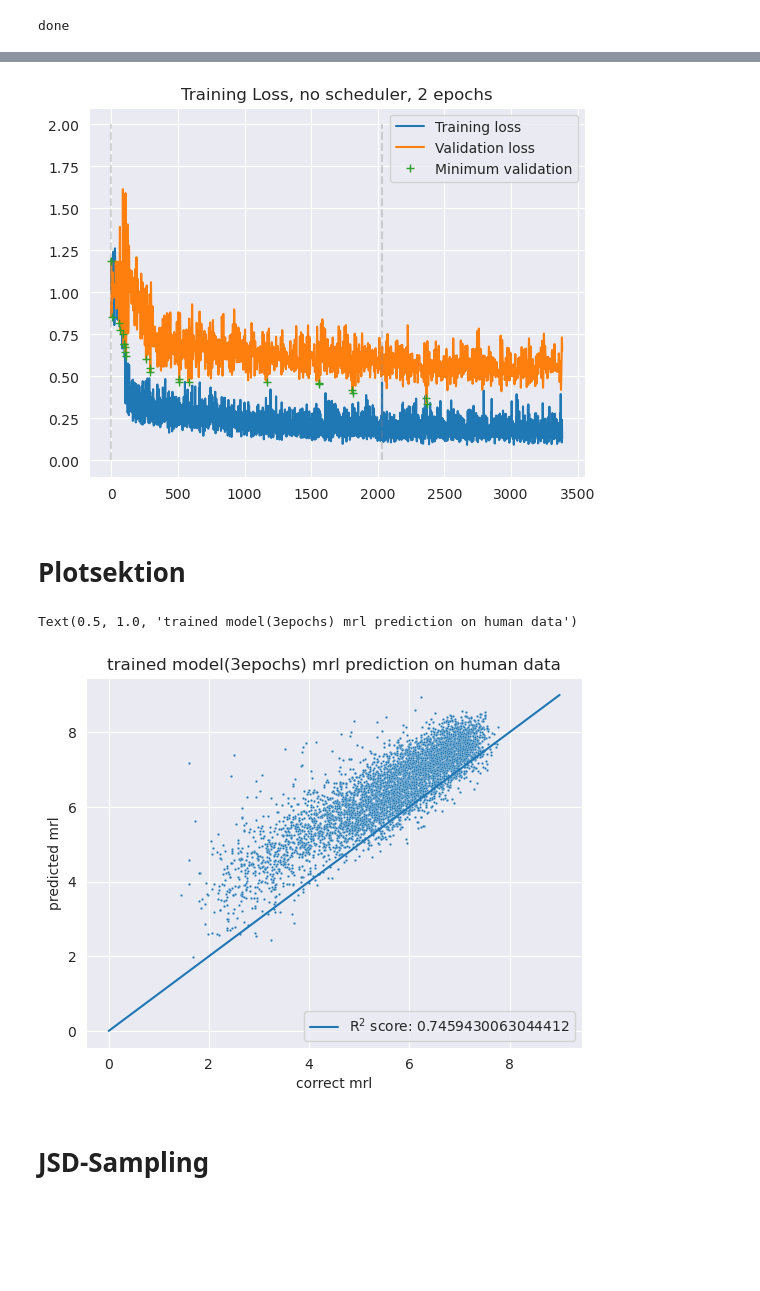
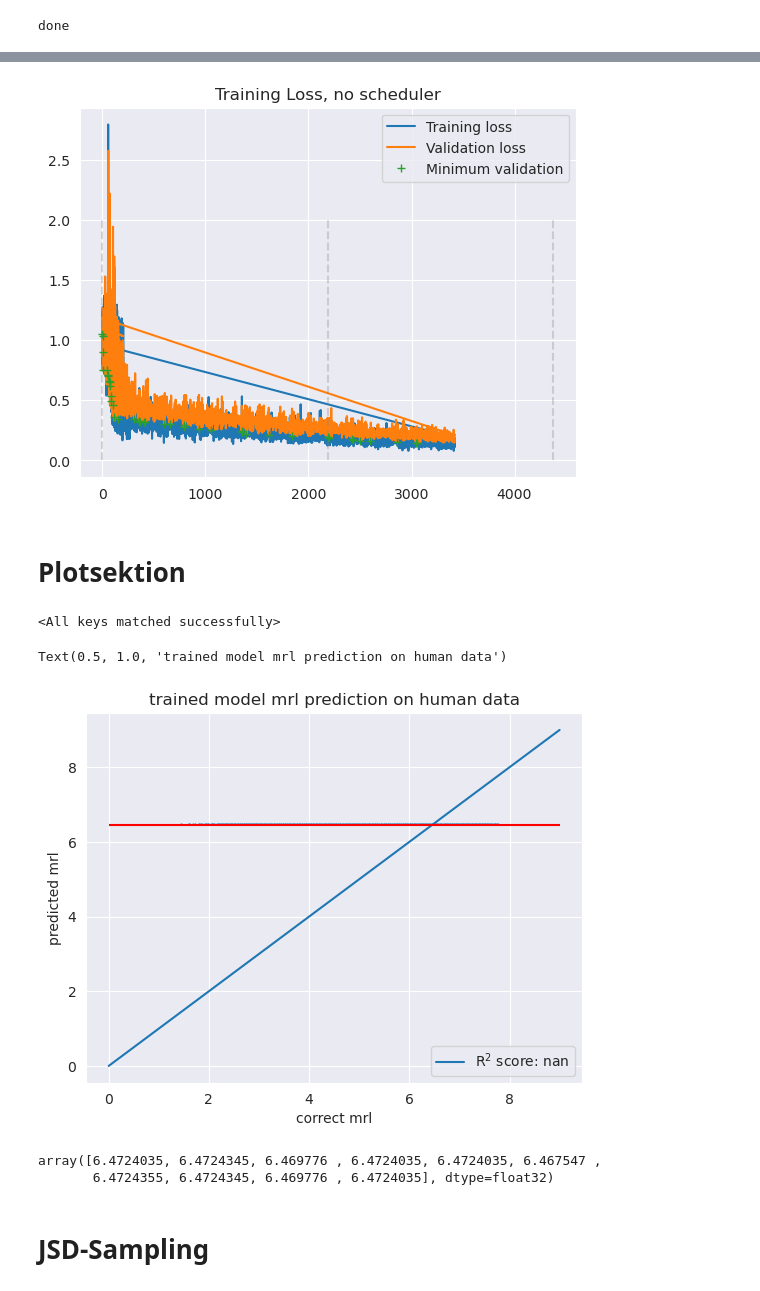
Before and after one commit to jechochamber/Bachelor, a Jupyter notebook: model.ipynb, the cells around one changed output, grey strips where cells are left out. Saved outputs shown, nothing was run; the diff lists cells and outputs as text; code cells hidden in the pictures; blank space fills up the shorter version.

```diff
--- a/model.ipynb
+++ b/model.ipynb
@@ -83,2 +99,2 @@ trainloader=torch.utils.data.DataLoader(dataset1_reshaped ,batch_size=batch_size
 # %%
-valloader=torch.utils.data.DataLoader(human_val,batch_size=batch_size,shuffle=False)
+valloader=torch.utils.data.DataLoader(human_val,batch_size=batch_size,shuffle=True)
@@ -139,10 +160,6 @@ def earlystopper(val_loss,patience=10,epsilon=1e-7):
             es_stopcounter += 1
         return False
     else:
-        if val_loss <= es_min_loss - epsilon:
-            es_min_loss = val_loss
-        else:
-            es_stopcounter += 1
         return True
 # %%
 def train_one_epoch(epoch,trainloader,valloader):
@@ -291,0 +276,4 @@ pickle.dump([batch_plot,val_batch_plot,loss_plot,val_plot], open('data/plot_vals
+# %%
+r2_plots= pickle.load(open('data/r2_plot.pkl', 'rb'))
+r2_ht_plot=r2_plots[0]
+r2_rt_plot=r2_plots[1]
@@ -291,0 +291,2 @@ pickle.dump([batch_plot,val_batch_plot,loss_plot,val_plot], open('data/plot_vals
+# %%
+shuffled_dataset=pd.DataFrame(dataset1.sample(frac=1,random_state=1))
@@ -298,15 +374,15 @@ val_plot=plot_val[3]
 # %%
 %matplotlib inline
 plt.plot(batch_plot,loss_plot,label='Training loss')
 plt.plot(val_batch_plot,val_plot,label='Validation loss')
 plt.vlines(np.arange(0,len(batch_plot)+1,len(trainloader)),0,2,linestyles='dashed',alpha=0.3,color='grey')
 plt.plot(min_batch_plot,minimum_plot,linestyle='none',marker='+',label='Minimum validation')
 #plt.xlim()
 plt.legend()
-plt.title(f'Training Loss, no scheduler, {epoch} epochs')
+plt.title(f'Training Loss, no scheduler')
 plt.show()
 # %% [output]
-[figure, old version]
+[figure, new version]
 # %%
 len(batch_plot)/3
 # %%
@@ -317,6 +393,10 @@ torch.load("data/random_unval.pt",)
 # Plotsektion
 # %%
 net.load_state_dict(torch.load('data/random_unval.pt',weights_only=True))
+# %%
+net.load_state_dict(torch.load('models/JSD_trained_h100.pt',weights_only=False))
+# %% [output]
+<All keys matched successfully>
 # %%
 trained_random_mrl=net(testseqs1.to(device)).cpu().detach().numpy().reshape(-1,)
 trained_human_mrl=net(testseqs2.to(device)).cpu().detach().numpy().reshape(-1,)
@@ -327,17 +407,21 @@ trained_human_mrl = scaler.inverse_transform(trained_human_mrl.reshape([-1,1])).
 %matplotlib inline
 sns.scatterplot(x=correct_human_mrl,y=trained_human_mrl,s=3)
 sns.lineplot(x=np.linspace(0,9,num=10),y=np.linspace(0,9,num=10),label=f'R$^2$ score: {pearsonr(correct_human_mrl,trained_human_mrl)[0]**2}')
+plt.hlines(xmin=0,xmax=9,y=full_dataset['rl'].mean(),color='red')
 #plt.xlim(0,10)
 #plt.ylim(0,10)
 plt.xlabel("correct mrl")
 plt.ylabel("predicted mrl")
 plt.legend(loc='lower right')
-plt.title(f"trained model({epoch_number}epochs) mrl prediction on human data")
+plt.title(f"trained model mrl prediction on human data")
 # %% [output]
-Text(0.5, 1.0, 'trained model(3epochs) mrl prediction on human data')
+Text(0.5, 1.0, 'trained model mrl prediction on human data')
-[figure, old version]
+[figure, new version]
 # %%
-np.sqrt(0.1)
+trained_random_mrl[0:10]
+# %% [output]
+array([6.4724035, 6.4724345, 6.469776 , 6.4724035, 6.4724035, 6.467547 ,
+       6.4724355, 6.4724345, 6.469776 , 6.4724035], dtype=float32)
 # %%
 plt.plot(np.arange(1,20001,1),untrained_random_mrl,linestyle='None',marker='o',color='blue',markersize=1)
 plt.plot(np.arange(1,20001,1),correct_random_mrl,linestyle='None',marker='o',color='red',markersize=1)
```
Also changed, not shown: parts of 14 cells of this notebook.
